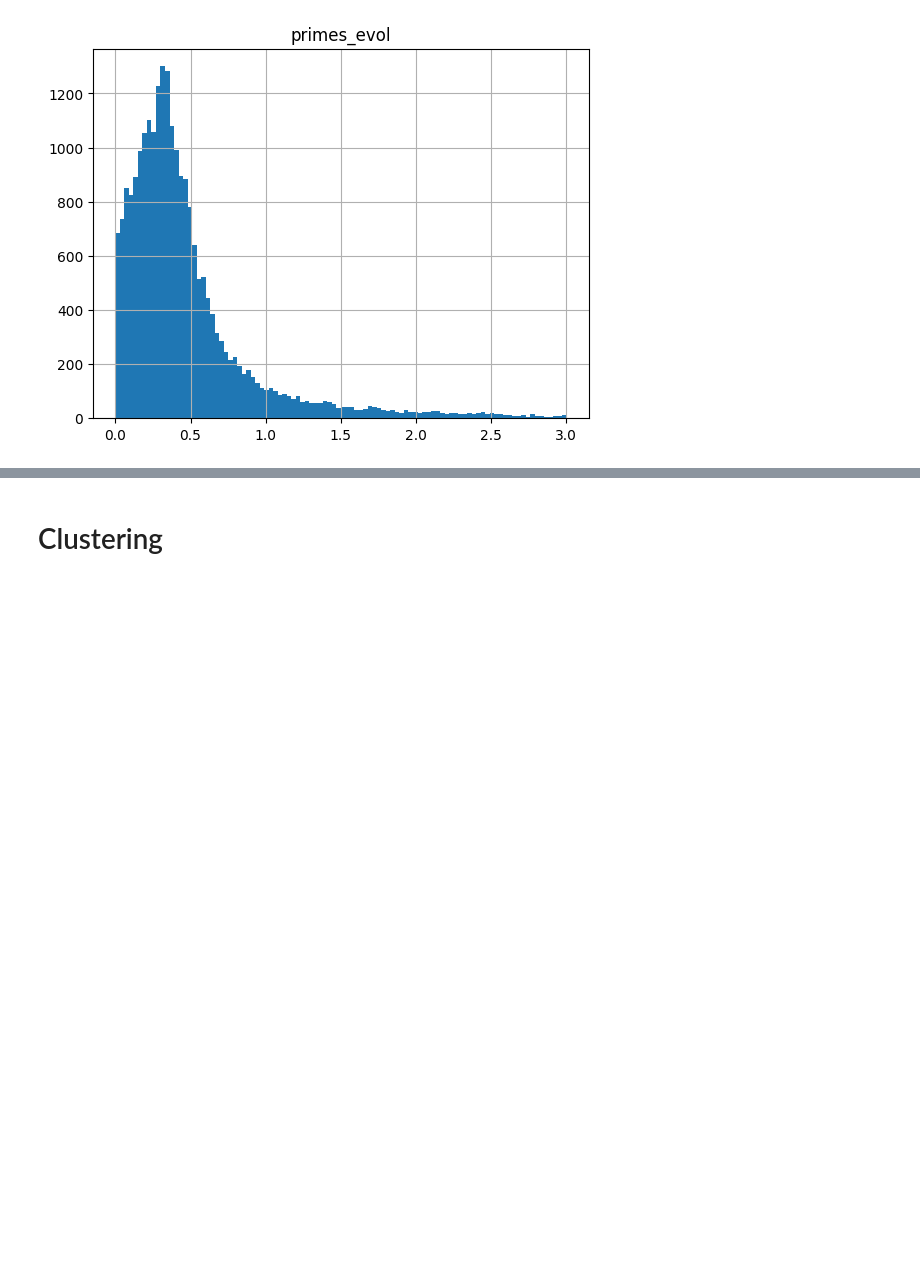
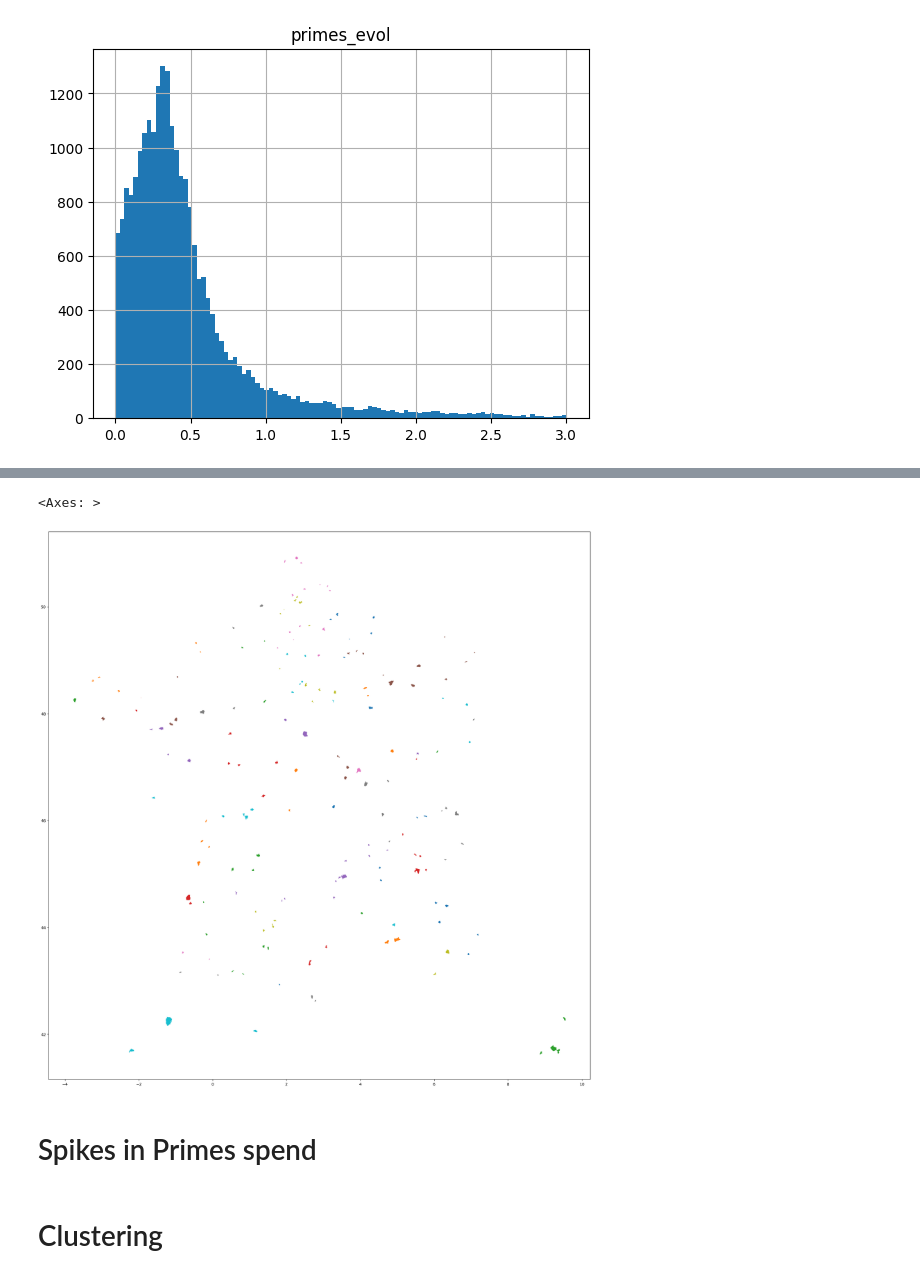
Before and after one commit to dataforgoodfr/14_PrixChangementClimatique, a Jupyter notebook: data/exploration/corr_jacques.ipynb, the cells around one changed output, grey strips where cells are left out. Cells and saved outputs as stored; diff of their text form; code cells hidden in the pictures; blank space fills up the shorter version.

```diff
--- a/data/exploration/corr_jacques.ipynb
+++ b/data/exploration/corr_jacques.ipynb
@@ -440,4 +472,4 @@ df_drops_hyd.head()
 # %%
-df_drops_hyd = df_drops_hyd.to_crs('EPSG:4326')
-df_drops_hyd.explore(column='code_epci')
+df_drops = df_drops.to_crs('EPSG:4326')
+df_drops.plot(column='codgeo', figsize=(25,25))
 # %% [output]
@@ -445,3 +476,7 @@ df_drops_hyd.explore(column='code_epci')
+<Axes: >
+[figure, added]
+# %% [markdown]
+# Spikes in Primes spend
 # %% [markdown]
 # Clustering
 # %% [markdown]
```
Also changed, not shown: parts of 12 cells of this notebook, 1 other file.
